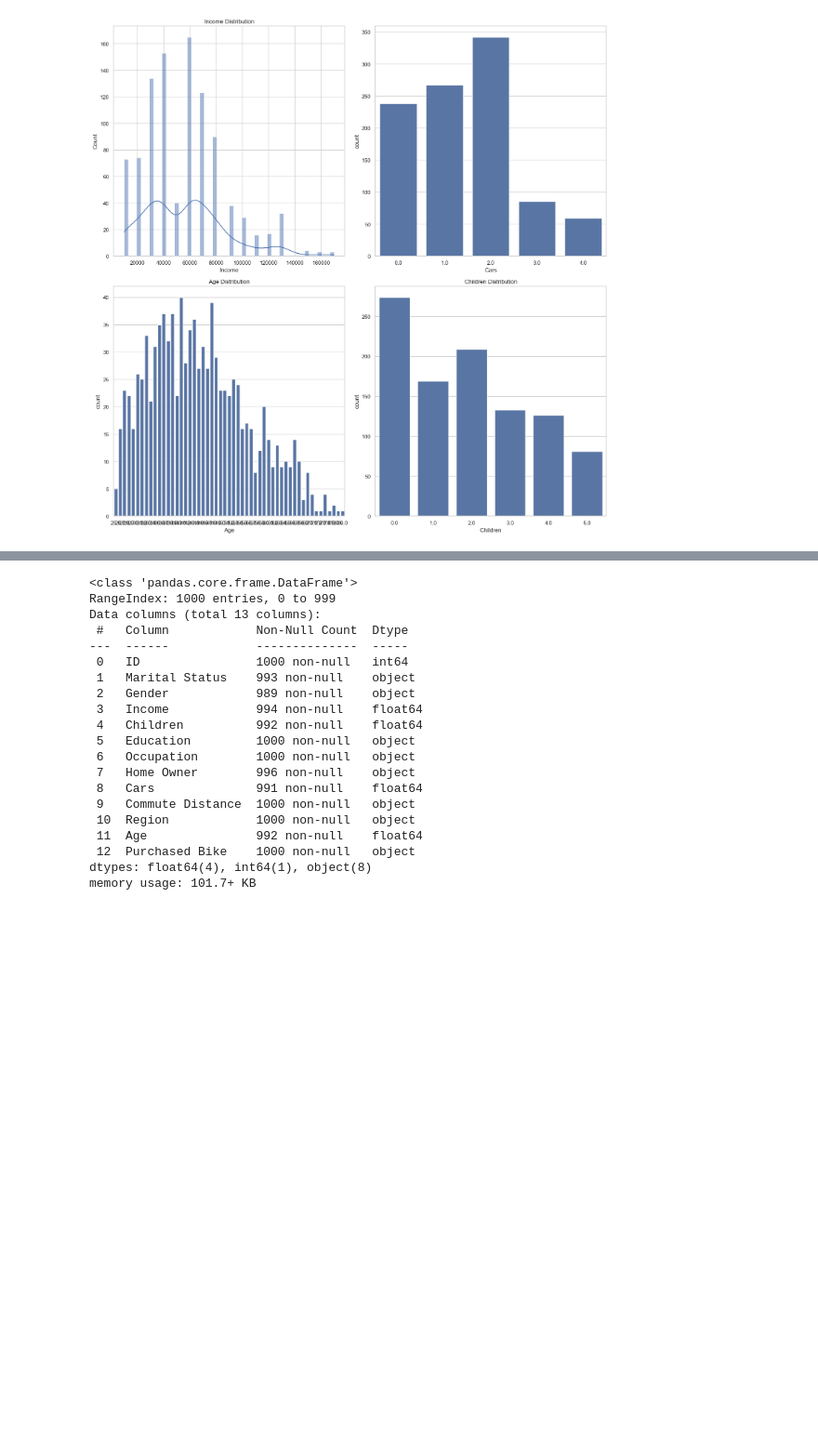
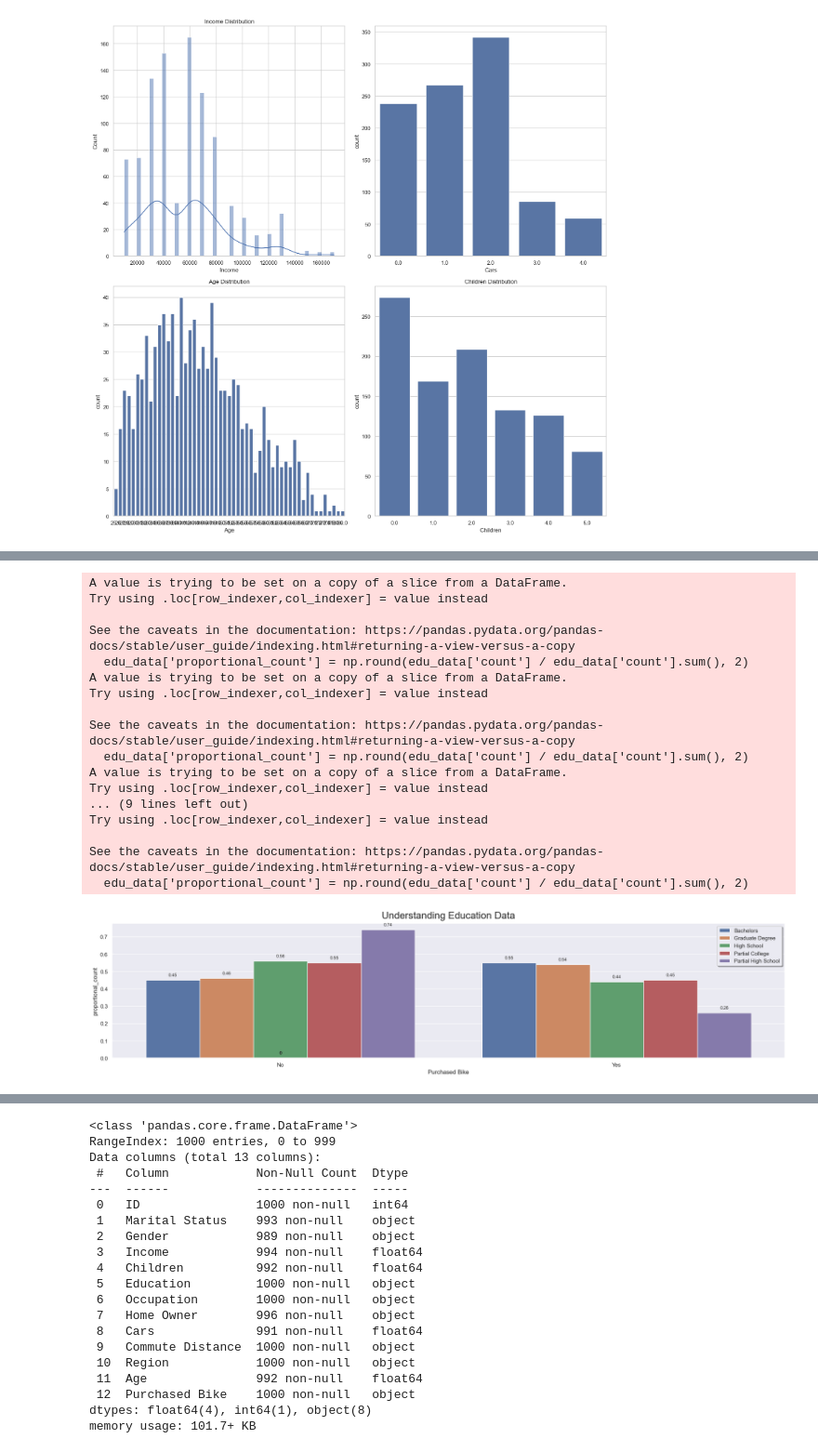
Before and after one commit to phanhoang1205/project-machine-learning, a Jupyter notebook: Cau1/Classification.ipynb, the cells around one changed output, grey strips where cells are left out. Shown at 93% size. Cells and saved outputs as stored; diff of their text form; code cells hidden in the pictures; blank space fills up the shorter version.

```diff
--- a/Cau1/Classification.ipynb
+++ b/Cau1/Classification.ipynb
@@ -76,0 +94,41 @@ plt.tight_layout()
+# %%
+edu_counts = data['Education'].value_counts().reset_index()
+grouped_data = data.groupby(['Education','Purchased Bike']).size().reset_index().rename(columns={0:'count'})
+
+proportional_data = []
+for edu in grouped_data['Education'].unique():
+    edu_data = grouped_data[grouped_data['Education'] == edu]
+    edu_data['proportional_count'] = np.round(edu_data['count'] / edu_data['count'].sum(), 2)
+    proportional_data.append(edu_data)
+grouped_data = pd.concat(proportional_data)
+
+# Create subplot
+plt.title('Understanding Education Data', fontsize=20, pad=10)
+
+bar_plot = sns.barplot(data=grouped_data, x='Purchased Bike', y='proportional_count', hue='Education')
+for bar in bar_plot.patches:
+    bar_plot.annotate(f'{bar.get_height()}', (bar.get_x() + bar.get_width() / 2., bar.get_height()),
+                      ha='center', va='center', xytext=(0, 10), textcoords='offset points', fontsize=9)
+
+plt.legend(shadow=True)
+plt.tight_layout()
+plt.show()
+# %% [output]
+A value is trying to be set on a copy of a slice from a DataFrame.
+Try using .loc[row_indexer,col_indexer] = value instead
+
+See the caveats in the documentation: https://pandas.pydata.org/pandas-docs/stable/user_guide/indexing.html#returning-a-view-versus-a-copy
+  edu_data['proportional_count'] = np.round(edu_data['count'] / edu_data['count'].sum(), 2)
+A value is trying to be set on a copy of a slice from a DataFrame.
+Try using .loc[row_indexer,col_indexer] = value instead
+
+See the caveats in the documentation: https://pandas.pydata.org/pandas-docs/stable/user_guide/indexing.html#returning-a-view-versus-a-copy
+  edu_data['proportional_count'] = np.round(edu_data['count'] / edu_data['count'].sum(), 2)
+A value is trying to be set on a copy of a slice from a DataFrame.
+Try using .loc[row_indexer,col_indexer] = value instead
+... (9 lines left out)
+Try using .loc[row_indexer,col_indexer] = value instead
+
+See the caveats in the documentation: https://pandas.pydata.org/pandas-docs/stable/user_guide/indexing.html#returning-a-view-versus-a-copy
+  edu_data['proportional_count'] = np.round(edu_data['count'] / edu_data['count'].sum(), 2)
+[figure, added]
```
Also changed, not shown: parts of 9 cells of this notebook, 10 other files.
